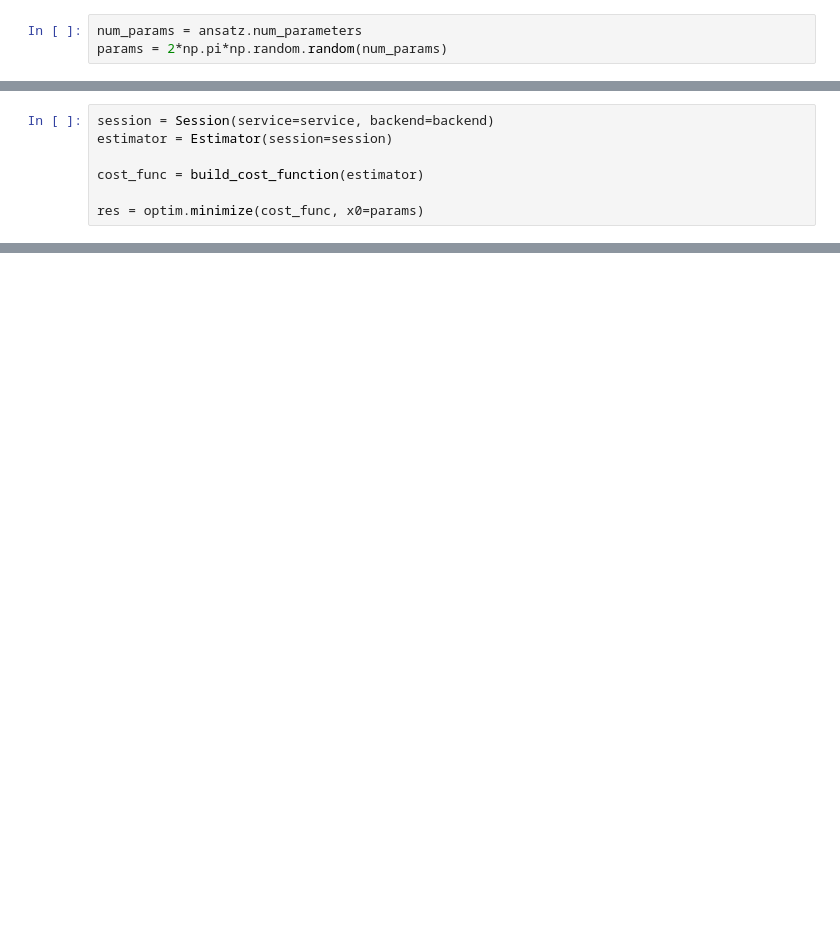
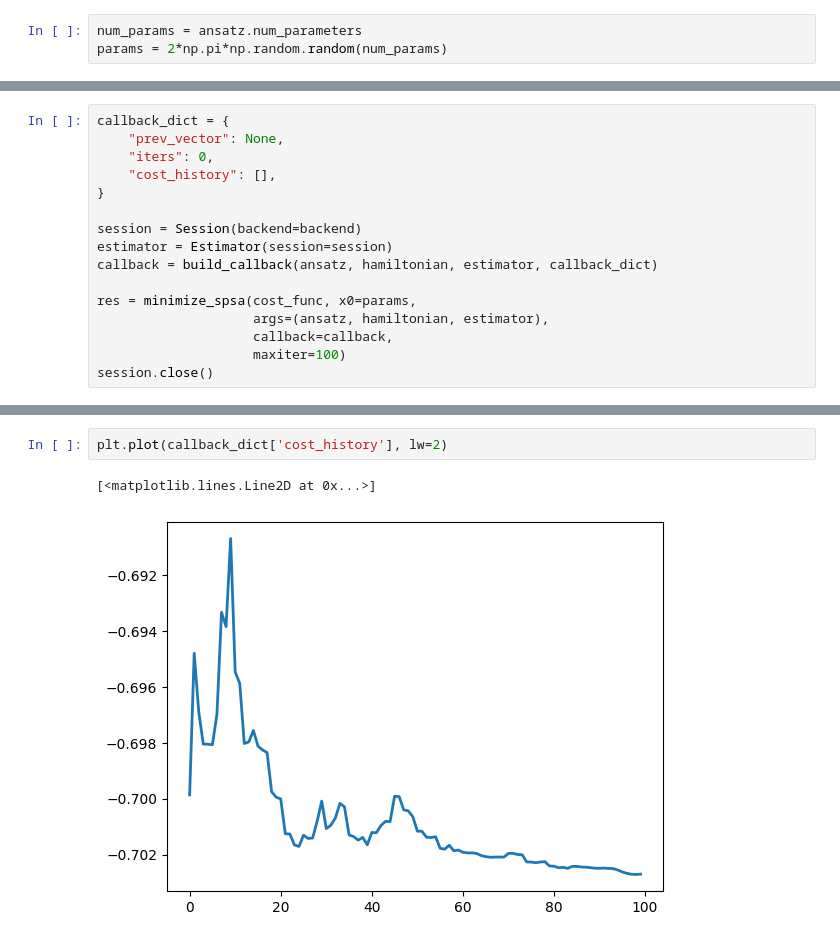
Before and after one commit to nonhermitian/jays-notebooks, a Jupyter notebook: live_demos/VQE_correctly.ipynb, the cells around one changed output, grey strips where cells are left out. Saved outputs shown, nothing was run; the diff lists cells and outputs as text; blank space fills up the shorter version.

Commit message:
use simple SPSA

```diff
--- a/live_demos/VQE_correctly.ipynb
+++ b/live_demos/VQE_correctly.ipynb
@@ -89,7 +172,16 @@ optim = SPSA()
 # %%
-session = Session(service=service, backend=backend)
+callback_dict = {
+    "prev_vector": None,
+    "iters": 0,
+    "cost_history": [],
+}
+
+session = Session(backend=backend)
 estimator = Estimator(session=session)
+callback = build_callback(ansatz, hamiltonian, estimator, callback_dict)
 
-cost_func = build_cost_function(estimator)
-
-res = optim.minimize(cost_func, x0=params)
+res = minimize_spsa(cost_func, x0=params,
+                    args=(ansatz, hamiltonian, estimator),
+                    callback=callback,
+                    maxiter=100)
+session.close()
@@ -97,0 +199,5 @@ print(res)
+# %%
+plt.plot(callback_dict['cost_history'], lw=2)
+# %% [output]
+[<matplotlib.lines.Line2D at 0x...>]
+[figure, added]
```
Also changed, not shown: parts of 13 cells of this notebook, 4 other files.
